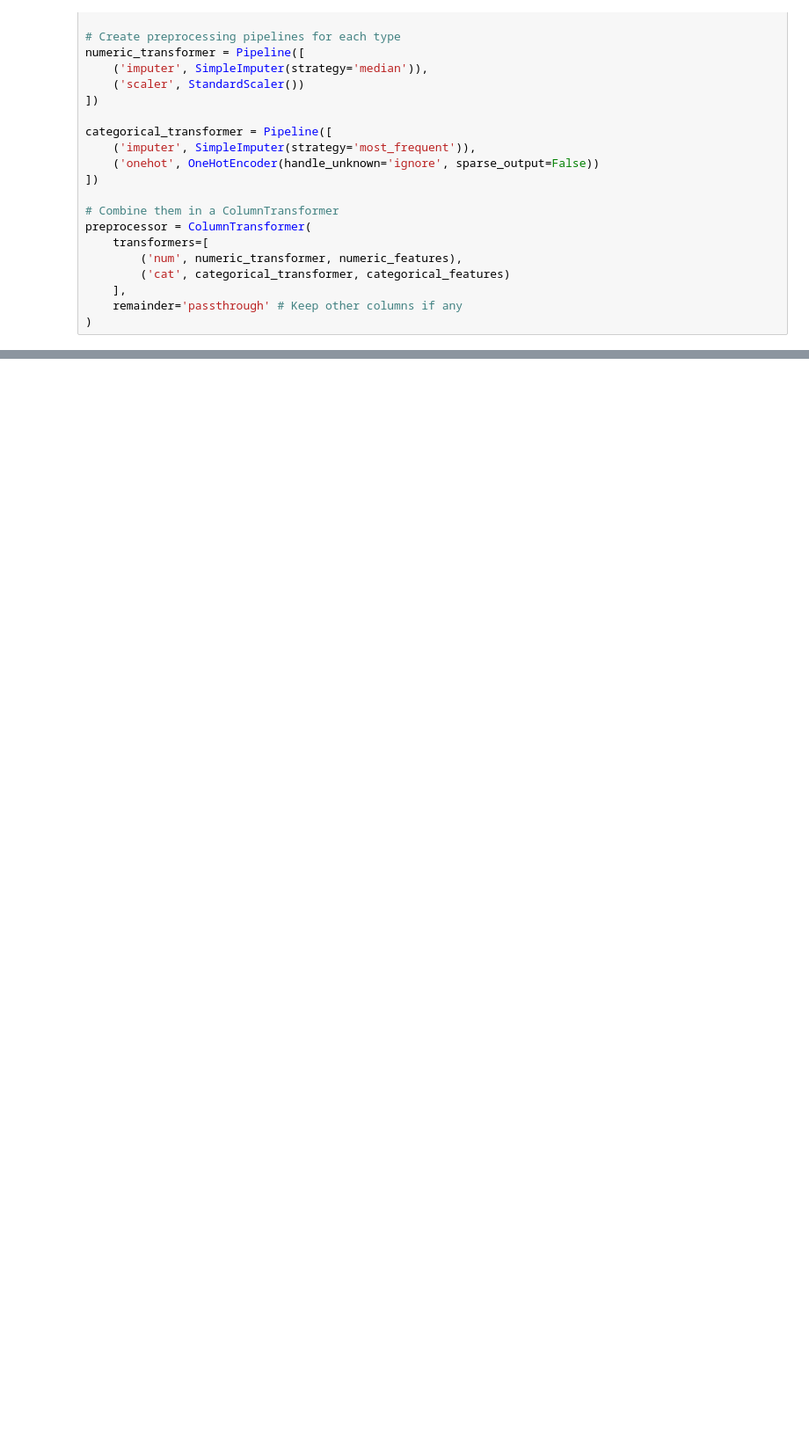
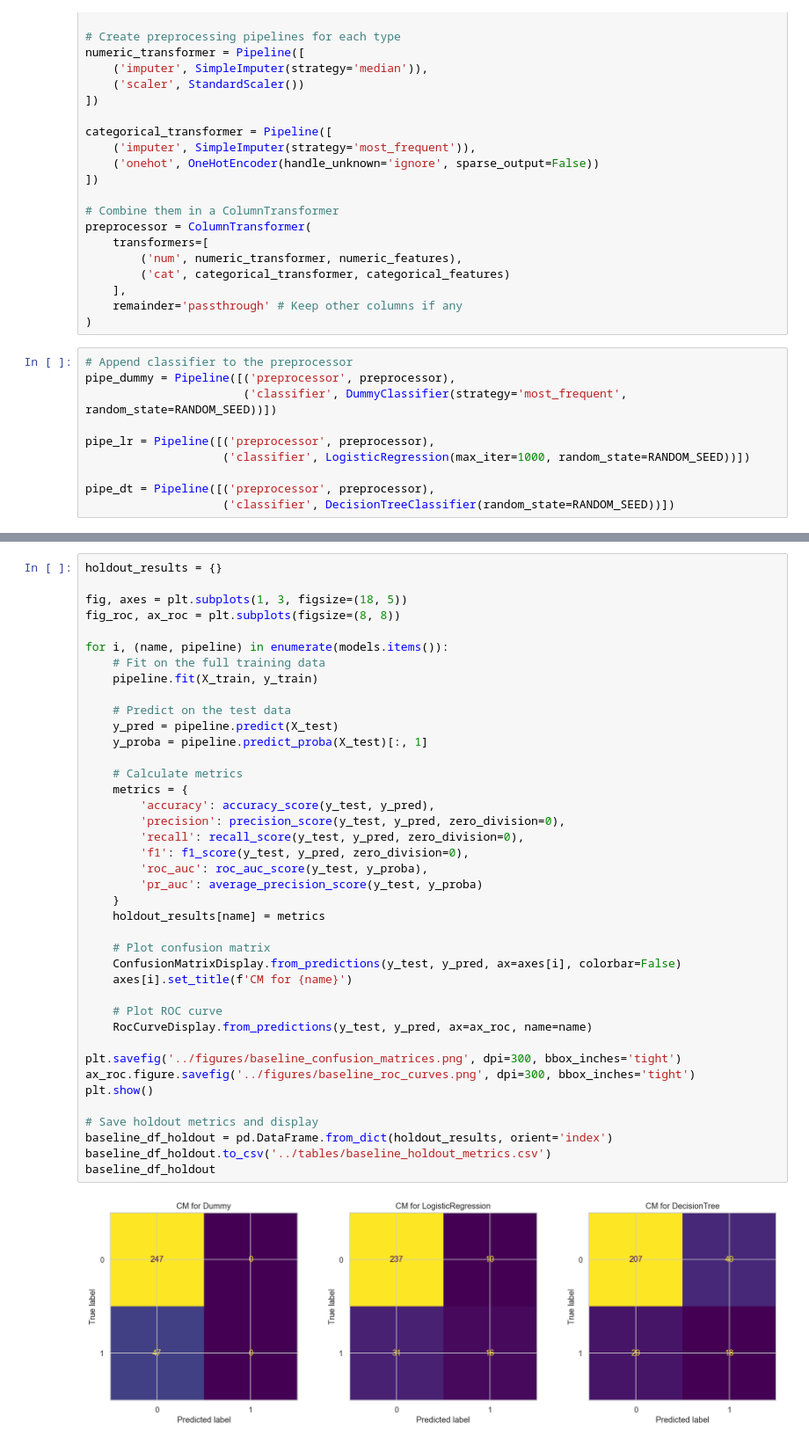
Before and after one commit to affanSkhan/sixsigma-ml-attrition, a Jupyter notebook: notebooks/02_baseline_models.ipynb, the cells around one changed output, grey strips where cells are left out. Shown: that part at 88% size. Cells and saved outputs as stored; diff of their text form; blank space fills up the shorter version.

```diff
--- a/notebooks/02_baseline_models.ipynb
+++ b/notebooks/02_baseline_models.ipynb
@@ -77,3 +77,13 @@ preprocessor = ColumnTransformer(
     ],
     remainder='passthrough' # Keep other columns if any
 )
+# %%
+# Append classifier to the preprocessor
+pipe_dummy = Pipeline([('preprocessor', preprocessor),
+                       ('classifier', DummyClassifier(strategy='most_frequent', random_state=RANDOM_SEED))])
+
+pipe_lr = Pipeline([('preprocessor', preprocessor),
+                    ('classifier', LogisticRegression(max_iter=1000, random_state=RANDOM_SEED))])
+
+pipe_dt = Pipeline([('preprocessor', preprocessor),
+                    ('classifier', DecisionTreeClassifier(random_state=RANDOM_SEED))])
@@ -79,0 +129,42 @@ preprocessor = ColumnTransformer(
+# %%
+holdout_results = {}
+
+fig, axes = plt.subplots(1, 3, figsize=(18, 5))
+fig_roc, ax_roc = plt.subplots(figsize=(8, 8))
+
+for i, (name, pipeline) in enumerate(models.items()):
+    # Fit on the full training data
+    pipeline.fit(X_train, y_train)
+
+    # Predict on the test data
+    y_pred = pipeline.predict(X_test)
+    y_proba = pipeline.predict_proba(X_test)[:, 1]
+
+    # Calculate metrics
+    metrics = {
+        'accuracy': accuracy_score(y_test, y_pred),
+        'precision': precision_score(y_test, y_pred, zero_division=0),
+        'recall': recall_score(y_test, y_pred, zero_division=0),
+        'f1': f1_score(y_test, y_pred, zero_division=0),
+        'roc_auc': roc_auc_score(y_test, y_proba),
+        'pr_auc': average_precision_score(y_test, y_proba)
+    }
+    holdout_results[name] = metrics
+
+    # Plot confusion matrix
+    ConfusionMatrixDisplay.from_predictions(y_test, y_pred, ax=axes[i], colorbar=False)
+    axes[i].set_title(f'CM for {name}')
+
+    # Plot ROC curve
+    RocCurveDisplay.from_predictions(y_test, y_pred, ax=ax_roc, name=name)
+
+plt.savefig('../figures/baseline_confusion_matrices.png', dpi=300, bbox_inches='tight')
+ax_roc.figure.savefig('../figures/baseline_roc_curves.png', dpi=300, bbox_inches='tight')
+plt.show()
+
+# Save holdout metrics and display
+baseline_df_holdout = pd.DataFrame.from_dict(holdout_results, orient='index')
+baseline_df_holdout.to_csv('../tables/baseline_holdout_metrics.csv')
+baseline_df_holdout
+# %% [output]
+[figure, added]
```
Also changed, not shown: parts of 3 cells of this notebook, 1 other file.
